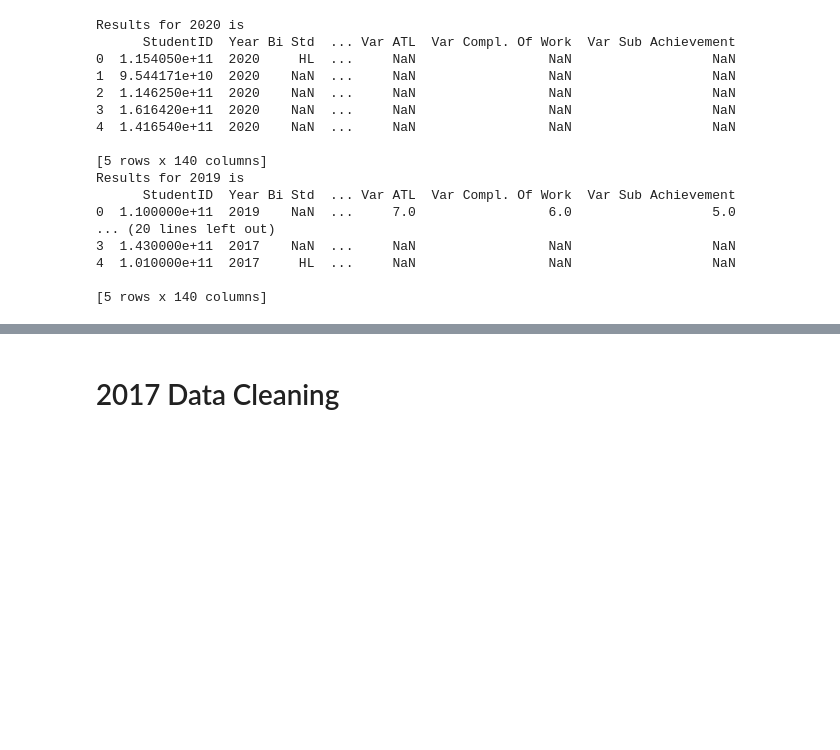
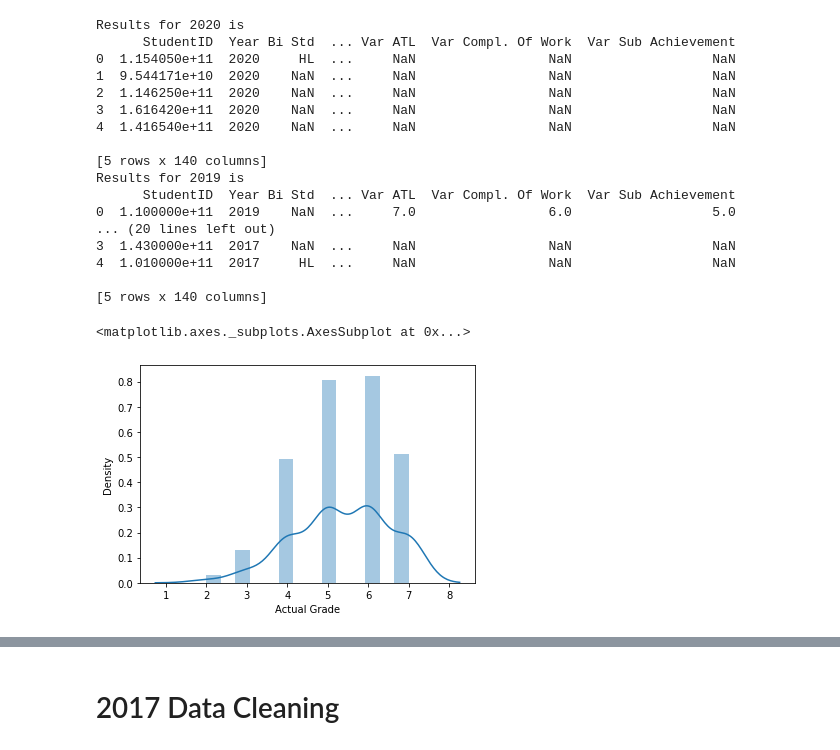
Before and after one commit to siti-alawiyah/ibresultprediction, a Jupyter notebook: Exploratory_Data_Analysis_1.0.ipynb, the cells around one changed output, grey strips where cells are left out. Cells and saved outputs as stored; diff of their text form; code cells hidden in the pictures; blank space fills up the shorter version.

```diff
--- a/Exploratory_Data_Analysis_1.0.ipynb
+++ b/Exploratory_Data_Analysis_1.0.ipynb
@@ -188,3 +188,9 @@ Results for 2019 is
 4  1.010000e+11  2017     HL  ...     NaN                 NaN                  NaN
 
 [5 rows x 140 columns]
+# %%
+#plotting histogram for 2017
+sns.distplot(df17['Actual Grade'])
+# %% [output]
+<matplotlib.axes._subplots.AxesSubplot at 0x...>
+[figure, added]
```
Also changed, not shown: parts of 25 cells of this notebook.
